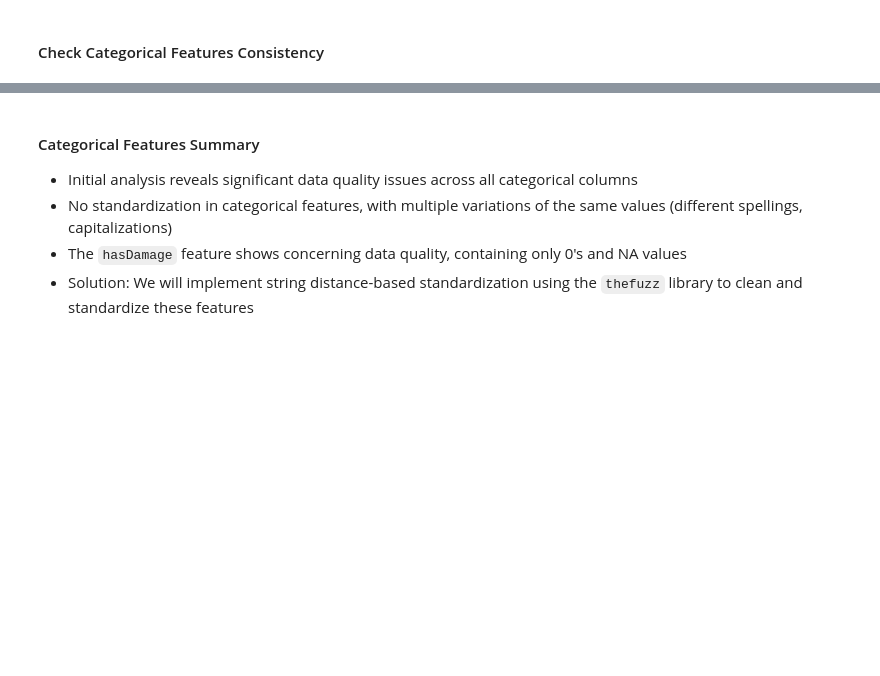
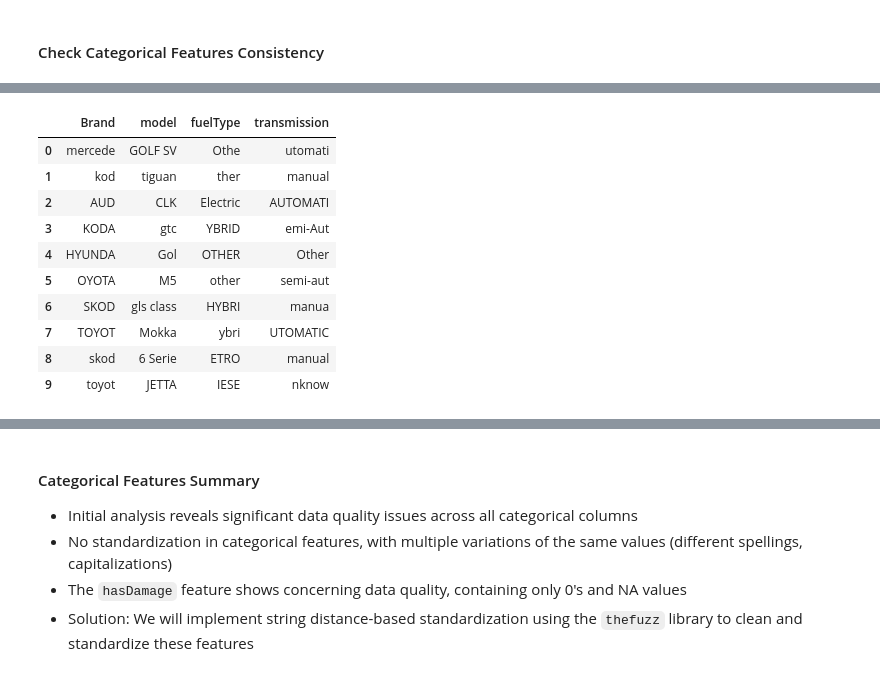
Before and after one commit to lucasdmcax/machine_learning, a Jupyter notebook: Homework_Group20.ipynb, the cells around one changed output, grey strips where cells are left out. Cells and saved outputs as stored; diff of their text form; code cells hidden in the pictures; blank space fills up the shorter version.

```diff
--- a/Homework_Group20.ipynb
+++ b/Homework_Group20.ipynb
@@ -50,8 +81,24 @@ print(f'Number of duplicated carIDs: {num_duplicated_ids}')
 # %%
 # List of categorical features
 cat_cols = ['Brand', 'model', 'fuelType', 'transmission']
 
+# Identify outlier examples in categorical features
 cat_outliers_examples = {col: df[col].value_counts().tail(10).index for col in cat_cols}
 
+# Update cat_cols to include has damage
+cat_cols += ['hasDamage']
+
 pd.DataFrame(cat_outliers_examples)
+# %% [output]
+|  | Brand | model | fuelType | transmission |
+| 0 | mercede | GOLF SV | Othe | utomati |
+| 1 | kod | tiguan | ther | manual |
+| 2 | AUD | CLK | Electric | AUTOMATI |
+| 3 | KODA | gtc | YBRID | emi-Aut |
+| 4 | HYUNDA | Gol | OTHER | Other |
+| 5 | OYOTA | M5 | other | semi-aut |
+| 6 | SKOD | gls class | HYBRI | manua |
+| 7 | TOYOT | Mokka | ybri | UTOMATIC |
+| 8 | skod | 6 Serie | ETRO | manual |
+| 9 | toyot | JETTA | IESE | nknow |
 # %%
```
Also changed, not shown: parts of 33 cells of this notebook.
